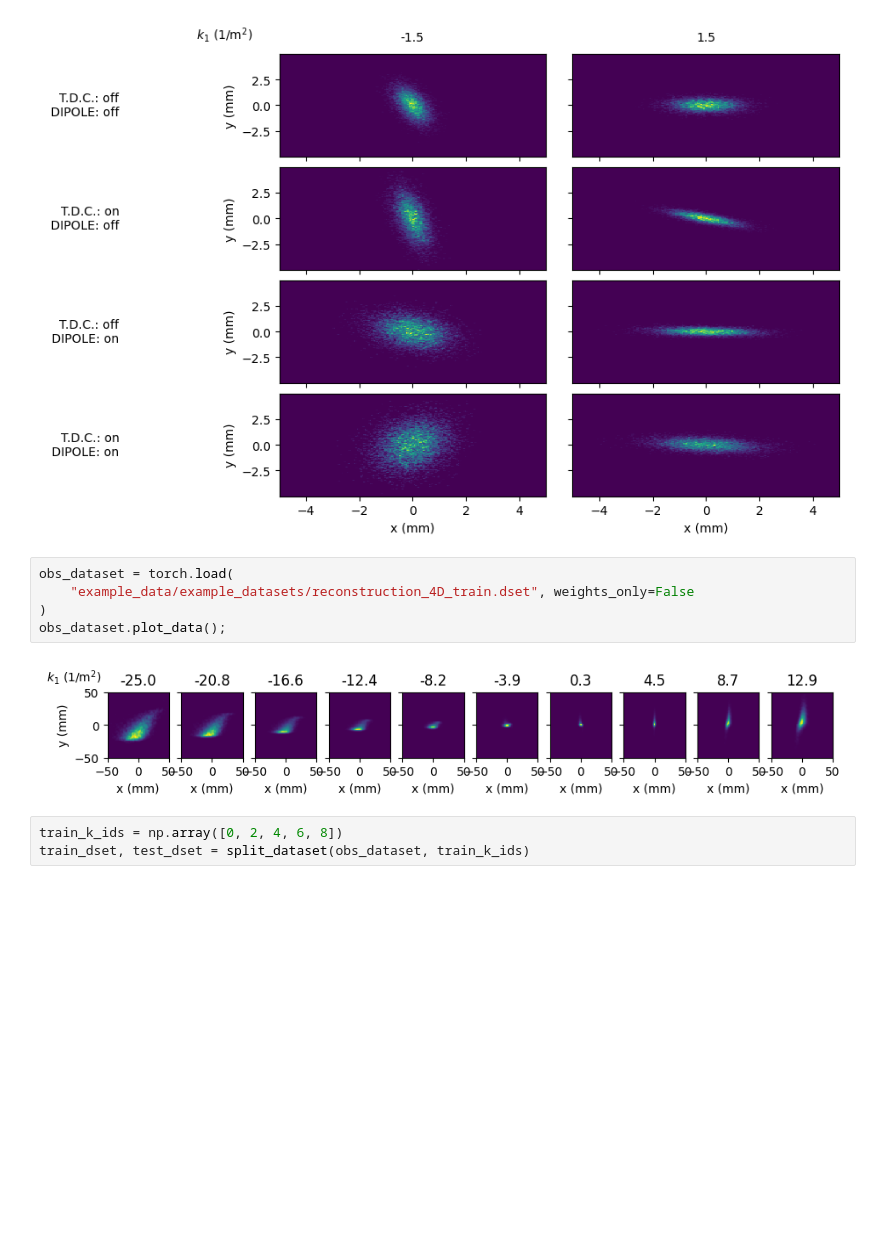
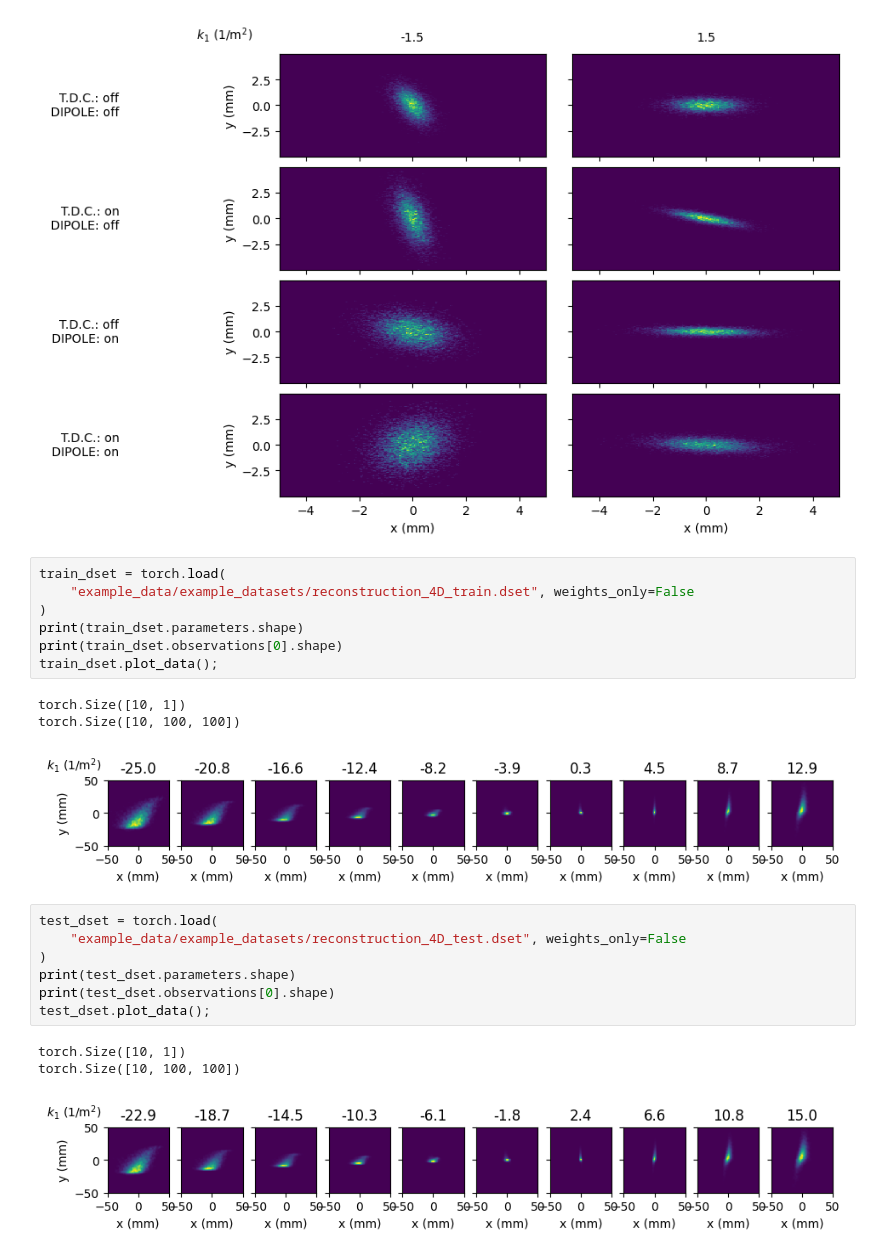
Before and after one commit to roussel-ryan/gpsr, a Jupyter notebook: docs/examples/example_dataset_splitting.ipynb, the cells around one changed output. Cells and saved outputs as stored; diff of their text form; blank space fills up the shorter version.

Commit message:
remove unwanted example

```diff
--- a/docs/examples/example_dataset_splitting.ipynb
+++ b/docs/examples/example_dataset_splitting.ipynb
@@ -22,12 +22,24 @@ test_dset.plot_data(publication_size=True);
 # %% [output]
 [figure]
 # %%
-obs_dataset = torch.load(
+train_dset = torch.load(
     "example_data/example_datasets/reconstruction_4D_train.dset", weights_only=False
 )
-obs_dataset.plot_data();
+print(train_dset.parameters.shape)
+print(train_dset.observations[0].shape)
+train_dset.plot_data();
 # %% [output]
+torch.Size([10, 1])
+torch.Size([10, 100, 100])
 [figure]
-# %%
-train_k_ids = np.array([0, 2, 4, 6, 8])
-train_dset, test_dset = split_dataset(obs_dataset, train_k_ids)
+# %%
+test_dset = torch.load(
+    "example_data/example_datasets/reconstruction_4D_test.dset", weights_only=False
+)
+print(test_dset.parameters.shape)
+print(test_dset.observations[0].shape)
+test_dset.plot_data();
+# %% [output]
+torch.Size([10, 1])
+torch.Size([10, 100, 100])
+[figure, added]
```
Also changed, not shown: parts of 7 cells of this notebook.
